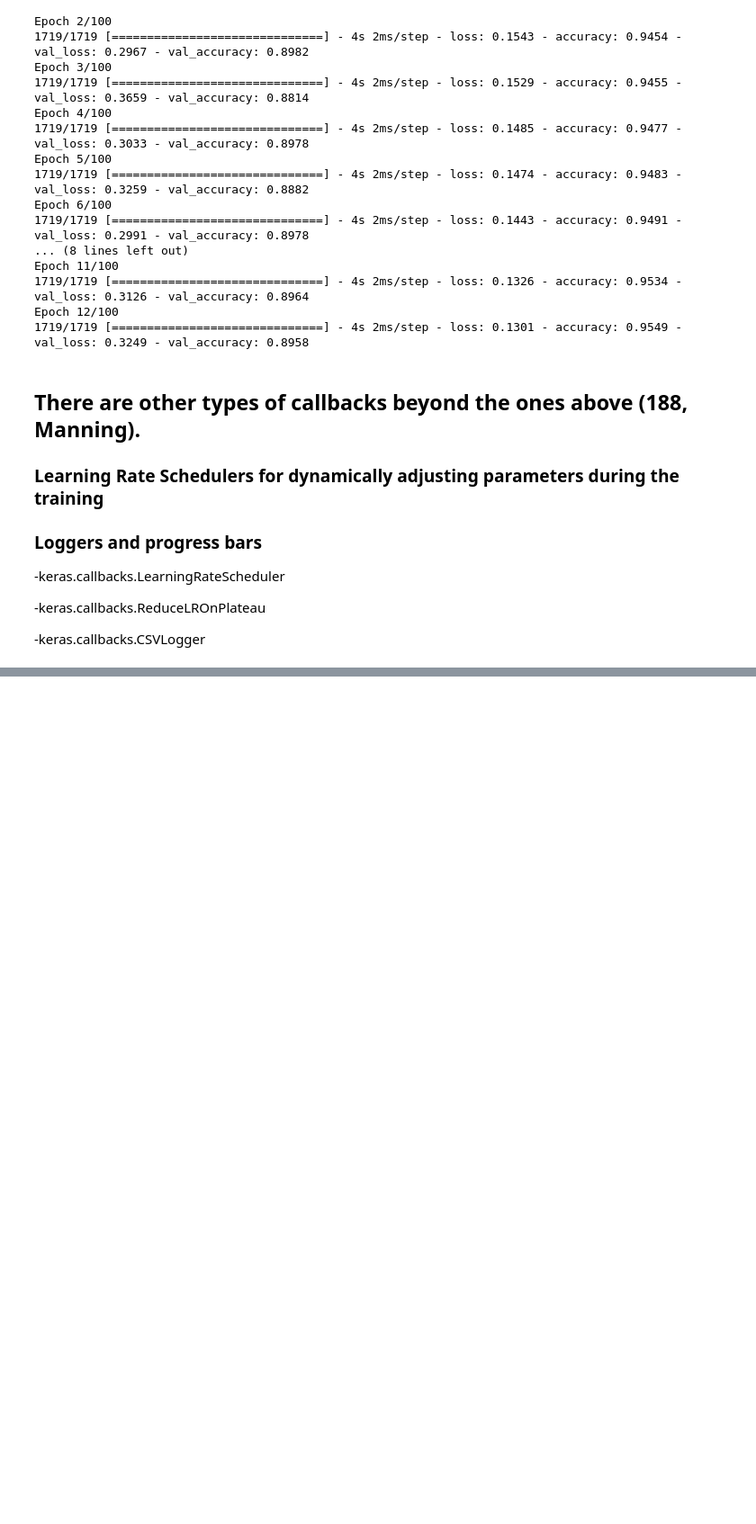
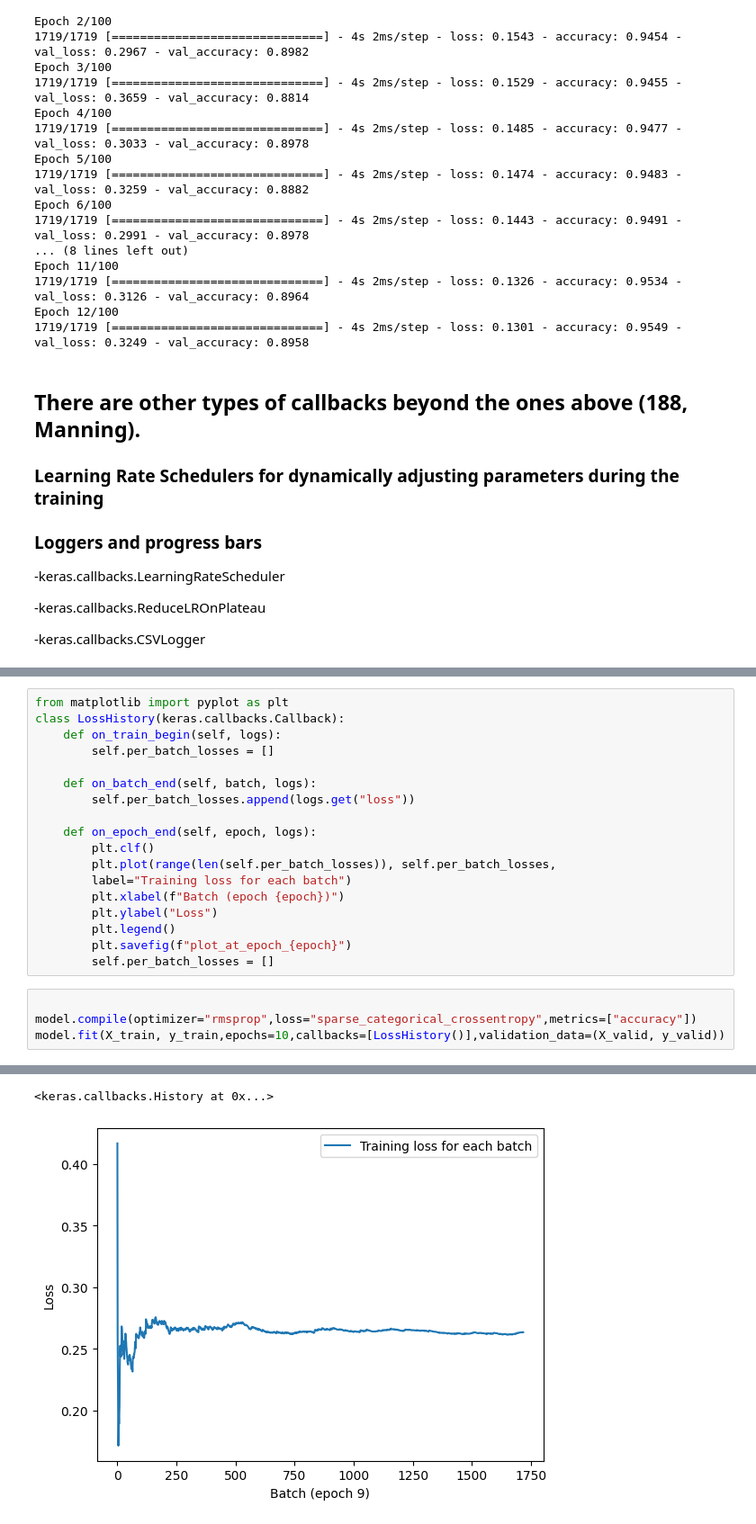
Before and after one commit to dnmorris7/O-Reilly_Fashion_Analysis, a Jupyter notebook: O'Reilly_Chapter10_part2_Callbacks.ipynb, the cells around one changed output, grey strips where cells are left out. Shown: that part at 90% size. Cells and saved outputs as stored; diff of their text form; blank space fills up the shorter version.

Commit message:
Keras Tuner I - Seventh Commit

```diff
--- a/O'Reilly_Chapter10_part2_Callbacks.ipynb
+++ b/O'Reilly_Chapter10_part2_Callbacks.ipynb
@@ -52,0 +63,23 @@ Epoch 12/100
+# %%
+from matplotlib import pyplot as plt
+class LossHistory(keras.callbacks.Callback):
+    def on_train_begin(self, logs):
+        self.per_batch_losses = []
+
+    def on_batch_end(self, batch, logs):
+        self.per_batch_losses.append(logs.get("loss"))
+
+    def on_epoch_end(self, epoch, logs):
+        plt.clf()
+        plt.plot(range(len(self.per_batch_losses)), self.per_batch_losses,
+        label="Training loss for each batch")
+        plt.xlabel(f"Batch (epoch {epoch})")
+        plt.ylabel("Loss")
+        plt.legend()
+        plt.savefig(f"plot_at_epoch_{epoch}")
+        self.per_batch_losses = []
+# %%
+
+model.compile(optimizer="rmsprop",loss="sparse_categorical_crossentropy",metrics=["accuracy"])
+model.fit(X_train, y_train,epochs=10,callbacks=[LossHistory()],validation_data=(X_valid, y_valid))
+# %% [output]
@@ -52,0 +106,2 @@ Epoch 12/100
+<keras.callbacks.History at 0x...>
+[figure, added]
```
Also changed, not shown: parts of 3 cells of this notebook, 25 other files.
